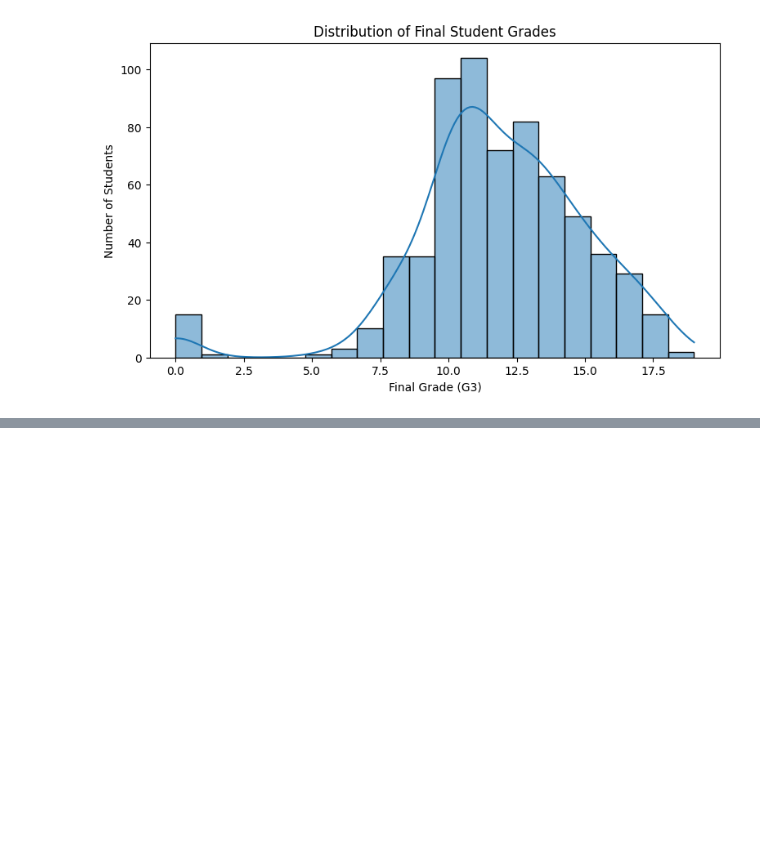
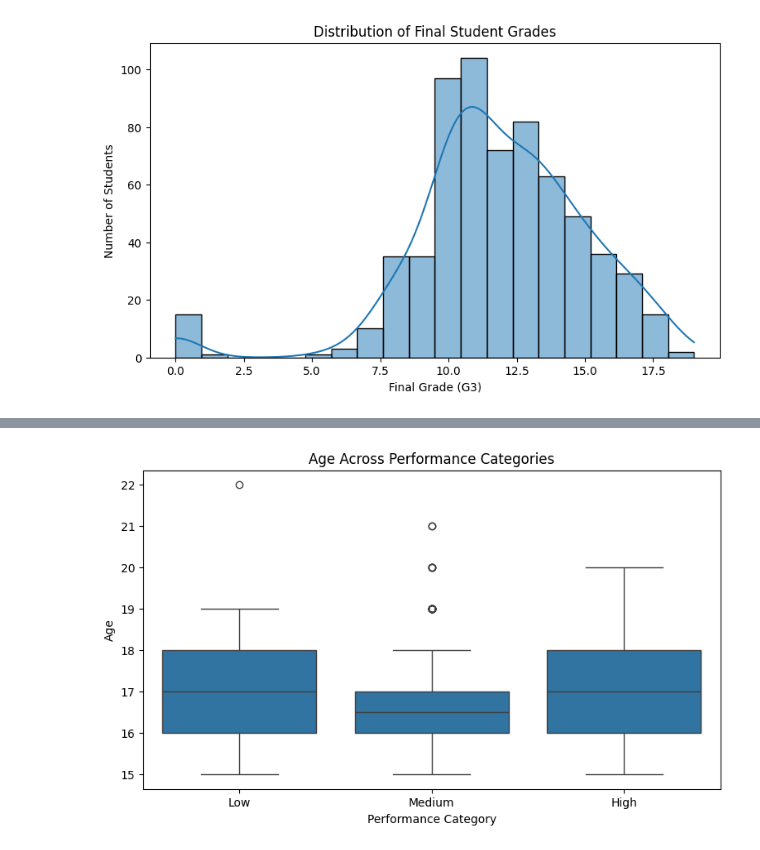
Before and after one commit to lightcode01-oss/IYB_INTERNSHIP, a Jupyter notebook: Day_05_Exploratory_Data_Analysis.ipynb, the cells around one changed output, grey strips where cells are left out. Cells and saved outputs as stored; diff of their text form; code cells hidden in the pictures; blank space fills up the shorter version.

```diff
--- a/Day_05_Exploratory_Data_Analysis.ipynb
+++ b/Day_05_Exploratory_Data_Analysis.ipynb
@@ -95,0 +149,19 @@ plt.show()
+# %%
+# Compare age across performance categories
+
+plt.figure(figsize=(9, 5))
+
+sns.boxplot(
+    data=df,
+    x="performance_category",
+    y="age",
+    order=["Low", "Medium", "High"]
+)
+
+plt.title("Age Across Performance Categories")
+plt.xlabel("Performance Category")
+plt.ylabel("Age")
+
+plt.show()
+# %% [output]
+[figure, added]
```
Also changed, not shown: parts of 3 cells of this notebook.
